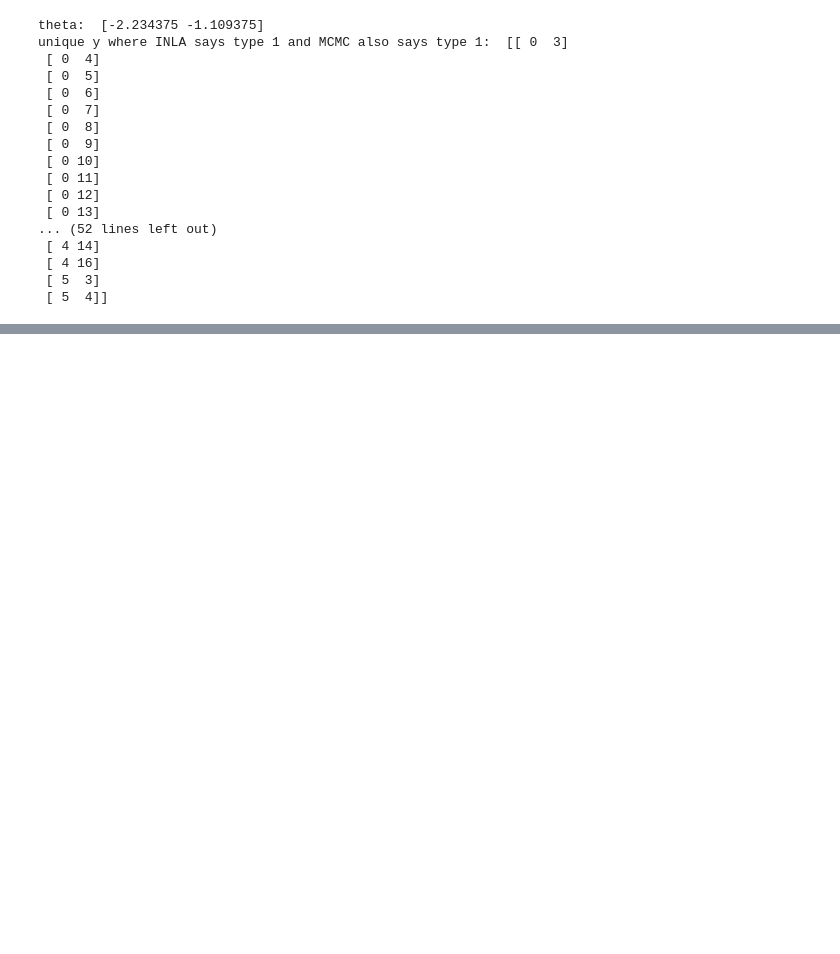
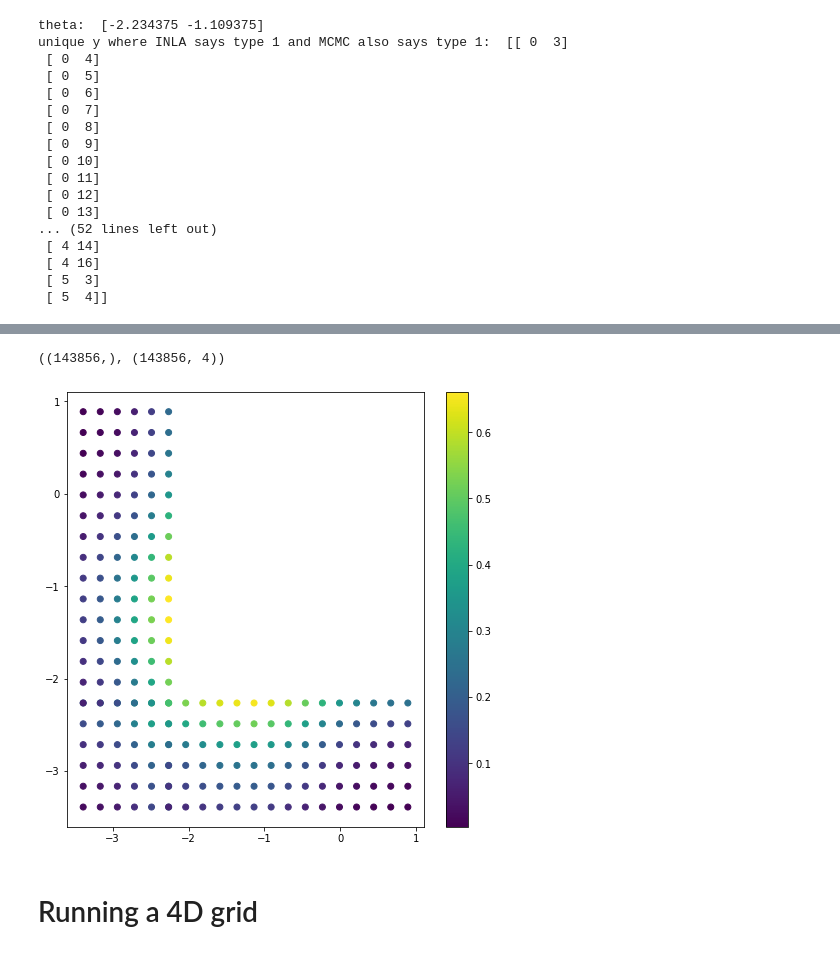
Before and after one commit to Confirm-Solutions/imprint, a Jupyter notebook: python/example/berry/berry_kevlar.ipynb, the cells around one changed output, grey strips where cells are left out. Cells and saved outputs as stored; diff of their text form; code cells hidden in the pictures; blank space fills up the shorter version.

Commit message:
Bigger Kevlar grid for Berry replication. Working on quadrature bugs.

```diff
--- a/python/example/berry/berry_kevlar.ipynb
+++ b/python/example/berry/berry_kevlar.ipynb
@@ -370,0 +417,5 @@ unique y where INLA says type 1 and MCMC also says type 1:  [[ 0  3]
+# %%
+%%time
+N = np.full_like(Y_unique, n_arm_samples)
+reject_unique = fi.rejection_inference(Y_unique, N, method='jax')
+reject = reject_unique[inverse_unique][np.arange(Yravel.shape[0])[:, None], inverse_colsortidx]
@@ -370,0 +443,3 @@ unique y where INLA says type 1 and MCMC also says type 1:  [[ 0  3]
+# %%
+theta_tiles = grid.theta_tiles(gr)
+is_null_per_arm = grid.is_null_per_arm(gr)
@@ -370,0 +500,13 @@ unique y where INLA says type 1 and MCMC also says type 1:  [[ 0  3]
+# %%
+n_cores = 1
+# Split sim_size
+chunk_size = int(np.floor(sim_size / n_cores))
+chunk_sizes = np.full(n_cores, chunk_size)
+# Spread the remainder over the chunks.
+for i in range(sim_size - (chunk_size * n_cores)):
+    chunk_sizes[i] += 1
+print(chunk_sizes)
+import multiprocessing
+p = multiprocessing.Pool(n_cores)
+seeds = 10 + np.arange(n_cores)
+p.starmap(chunk_accum, zip(seeds, chunk_sizes))
@@ -370,0 +522,11 @@ unique y where INLA says type 1 and MCMC also says type 1:  [[ 0  3]
+# %%
+%%time
+np.random.seed(10)
+typeI_sum = np.zeros(theta_tiles.shape[0])
+typeI_score = np.zeros(theta_tiles.shape)
+accumulator = binomial_accumulator(rejection_table)
+for i in range(sim_size):
+    samples = np.random.uniform(0, 1, size=(1, n_arm_samples, fi.n_arms))
+    chunk_typeI_sum, chunk_typeI_score = accumulator(theta_tiles, is_null_per_arm, samples)
+    typeI_sum += chunk_typeI_sum
+    typeI_score += chunk_typeI_score
@@ -370,0 +536,21 @@ unique y where INLA says type 1 and MCMC also says type 1:  [[ 0  3]
+# %%
+typeI_sum.shape, theta_tiles.shape
+# %% [output]
+((143856,), (143856, 4))
+# %%
+slice2 = (-1.2, -1)
+slice3 = (-1.2, -1)
+# slice2 = (-3, -2.5)
+# slice3 = (-3, -2.5)
+selection = (
+    (theta_tiles[:,2] > slice2[0]) & (theta_tiles[:,2] < slice2[1])
+    & (theta_tiles[:,3] > slice3[0]) & (theta_tiles[:,3] < slice3[1])
+)
+plt.figure(figsize=(8,8))
+plt.scatter(theta_tiles[selection,0], theta_tiles[selection,1], c=typeI_sum[selection]/sim_size)
+plt.colorbar()
+plt.show()
+# %% [output]
+[figure, added]
+# %% [markdown]
+# Running a 4D grid
```
Also changed, not shown: parts of 41 cells of this notebook, 3 other files.
